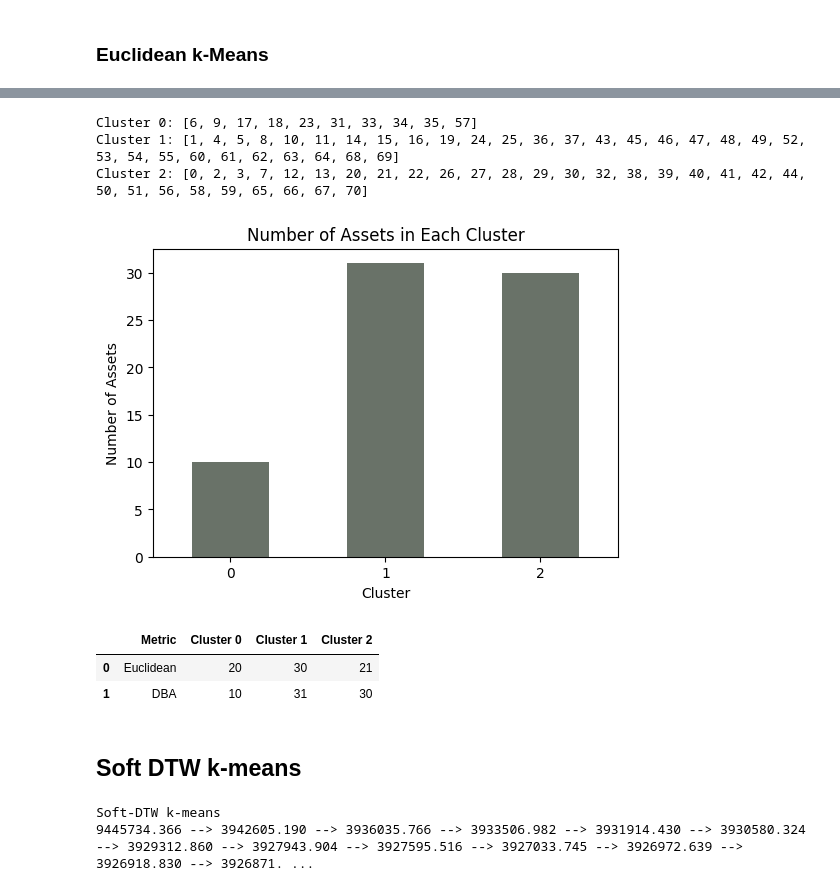
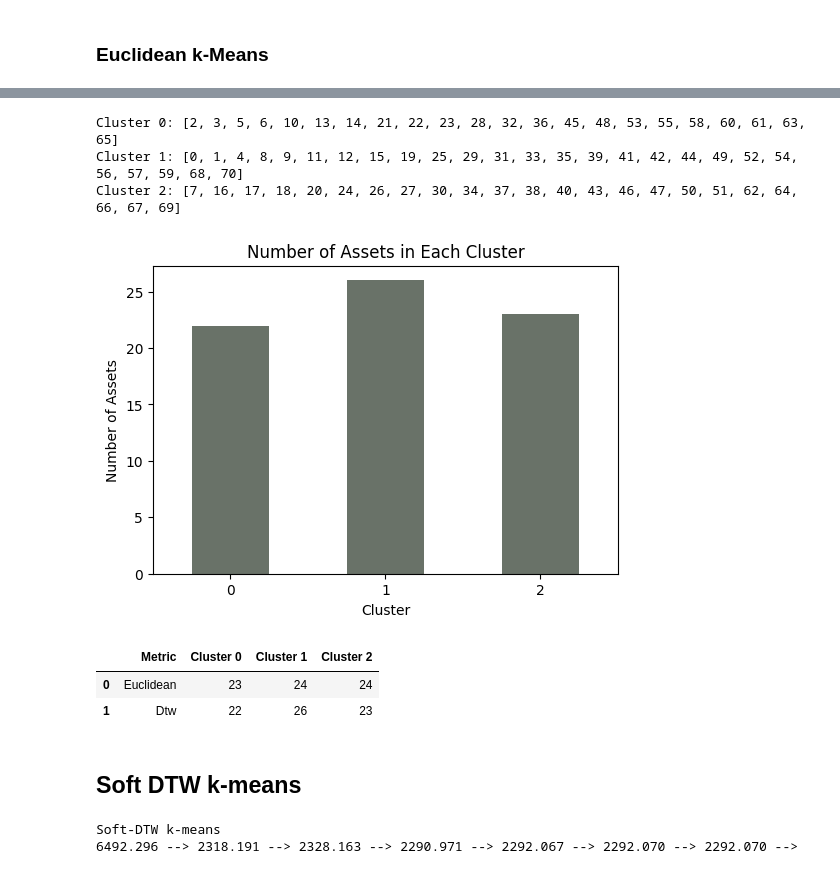
Before and after one commit to sarabreu/thesis_dev, a Jupyter notebook: 5_time_series_clustering/all_imp_vars/raw_wind.ipynb, the cells around one changed output, grey strips where cells are left out. Drawn from its saved outputs; the diff is of its cells as text; code cells hidden in the pictures.

Commit message:
use train_pca instead of original data raw_wind all important variables

```diff
--- a/5_time_series_clustering/all_imp_vars/raw_wind.ipynb
+++ b/5_time_series_clustering/all_imp_vars/raw_wind.ipynb
@@ -332,12 +430,12 @@ merged_df.to_csv('intermediate_with_out/results_raw_wind_euclidean.csv', index =
 # %%
-# DBA-k-means
-print("DBA k-means")
-dba_km = TimeSeriesKMeans(n_clusters=3,
+# dtw-k-means
+print("dtw k-means")
+dtw_km = TimeSeriesKMeans(n_clusters=3,
                           n_init=2,
                           metric="dtw",
                           verbose=True,
                           max_iter_barycenter=10,
                           random_state=seed)
 
-y_pred_DBA = dba_km.fit_predict(X_train)
+y_pred_dtw = dtw_km.fit_predict(train_pca)
 # %% [output]
@@ -381,45 +492,54 @@ zoom_in_plot(X_train, y_pred_DBA, km, sz, 'DBA')
 # %%
-with open('intermediate_with_out/DBA_wind.pickle', 'wb') as f:
-    pickle.dump(dba_km, f)
+with open('intermediate_with_out/dtw_wind.pickle', 'wb') as f:
+    pickle.dump(dtw_km, f)
+
+with open('intermediate_with_out/dtw_labels_wind.pickle', 'wb') as f:
+    pickle.dump(y_pred_dtw, f)
+# %%
+with open('intermediate_with_out/dtw_wind.pickle', 'rb') as f:
+    dtw_km = pickle.load(f)
+
+with open('intermediate_with_out/dtw_labels_wind.pickle', 'rb') as f:
+    y_pred_dtw = pickle.load(f)
 # %%
-assets_per_cluster_dba = pd.DataFrame()
+assets_per_cluster_dtw = pd.DataFrame()
 
-assets_per_cluster_dba['asset_id'] = df_subset['asset_id'].unique()
-assets_per_cluster_dba['cluster_label'] = y_pred_DBA
+assets_per_cluster_dtw['asset_id'] = df_subset['asset_id'].unique()
+assets_per_cluster_dtw['cluster_label'] = y_pred_dtw
 # %%
-assets_clusters = assets_per_cluster_dba.groupby('cluster_label')['asset_id']
+assets_clusters = assets_per_cluster_dtw.groupby('cluster_label')['asset_id']
 
 # Print assets in each cluster
 for cluster, assets in assets_clusters:
     print(f"Cluster {cluster}: {assets.index.tolist()}")
 # %% [output]
-Cluster 0: [6, 9, 17, 18, 23, 31, 33, 34, 35, 57]
-Cluster 1: [1, 4, 5, 8, 10, 11, 14, 15, 16, 19, 24, 25, 36, 37, 43, 45, 46, 47, 48, 49, 52, 53, 54, 55, 60, 61, 62, 63, 64, 68, 69]
-Cluster 2: [0, 2, 3, 7, 12, 13, 20, 21, 22, 26, 27, 28, 29, 30, 32, 38, 39, 40, 41, 42, 44, 50, 51, 56, 58, 59, 65, 66, 67, 70]
+Cluster 0: [2, 3, 5, 6, 10, 13, 14, 21, 22, 23, 28, 32, 36, 45, 48, 53, 55, 58, 60, 61, 63, 65]
+Cluster 1: [0, 1, 4, 8, 9, 11, 12, 15, 19, 25, 29, 31, 33, 35, 39, 41, 42, 44, 49, 52, 54, 56, 57, 59, 68, 70]
+Cluster 2: [7, 16, 17, 18, 20, 24, 26, 27, 30, 34, 37, 38, 40, 43, 46, 47, 50, 51, 62, 64, 66, 67, 69]
 # %%
 # Group assets by cluster and count the number of assets in each cluster
-cluster_counts = assets_per_cluster_dba['cluster_label'].value_counts().sort_index()
+cluster_counts = assets_per_cluster_dtw['cluster_label'].value_counts().sort_index()
 
 # Plot the number of assets in each cluster
 plt.figure(figsize=(6, 4))
 cluster_counts.plot(kind='bar', color=my_colors[1])
 plt.xlabel('Cluster')
 plt.ylabel('Number of Assets')
 plt.title('Number of Assets in Each Cluster')
 plt.xticks(rotation=0)
 plt.show()
 # %% [output]
-[figure, old version]
+[figure, new version]
 # %%
 for cluster_label, count in cluster_counts.items():
     column_name = f'Cluster {cluster_label}'  # Generate column name dynamically
     asset_per_cluster.loc[1, column_name] = count
 
-asset_per_cluster.loc[1, 'Metric'] = 'DBA'
+asset_per_cluster.loc[1, 'Metric'] = 'Dtw'
 
 asset_per_cluster
 # %% [output]
 |  | Metric | Cluster 0 | Cluster 1 | Cluster 2 |
-| 0 | Euclidean | 20 | 30 | 21 |
-| 1 | DBA | 10 | 31 | 30 |
+| 0 | Euclidean | 23 | 24 | 24 |
+| 1 | Dtw | 22 | 26 | 23 |
 # %%
@@ -437,7 +557,7 @@ sdtw_km = TimeSeriesKMeans(n_clusters=3,
                            verbose=True,
                            random_state=seed)
 
-y_pred_soft_dtw = sdtw_km.fit_predict(X_train)
+y_pred_soft_dtw = sdtw_km.fit_predict(train_pca)
 # %% [output]
 Soft-DTW k-means
-9445734.366 --> 3942605.190 --> 3936035.766 --> 3933506.982 --> 3931914.430 --> 3930580.324 --> 3929312.860 --> 3927943.904 --> 3927595.516 --> 3927033.745 --> 3926972.639 --> 3926918.830 --> 3926871. ...
+6492.296 --> 2318.191 --> 2328.163 --> 2290.971 --> 2292.067 --> 2292.070 --> 2292.070 -->
```
Also changed, not shown: parts of 51 cells of this notebook.
